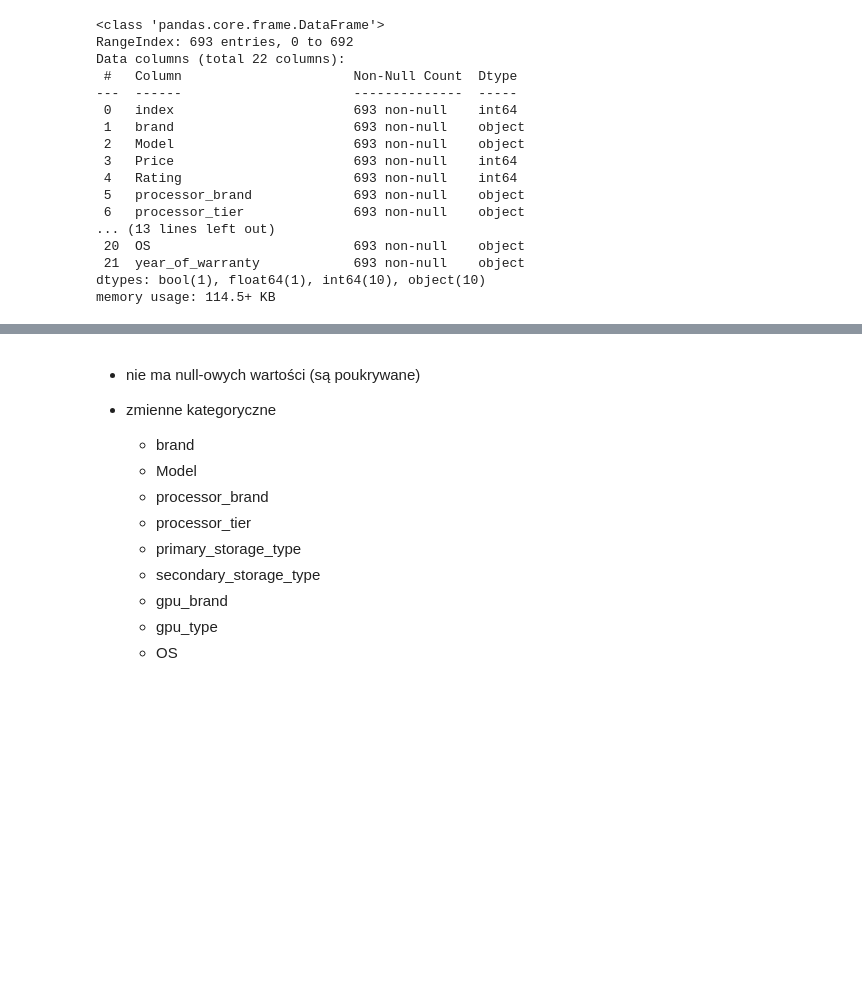
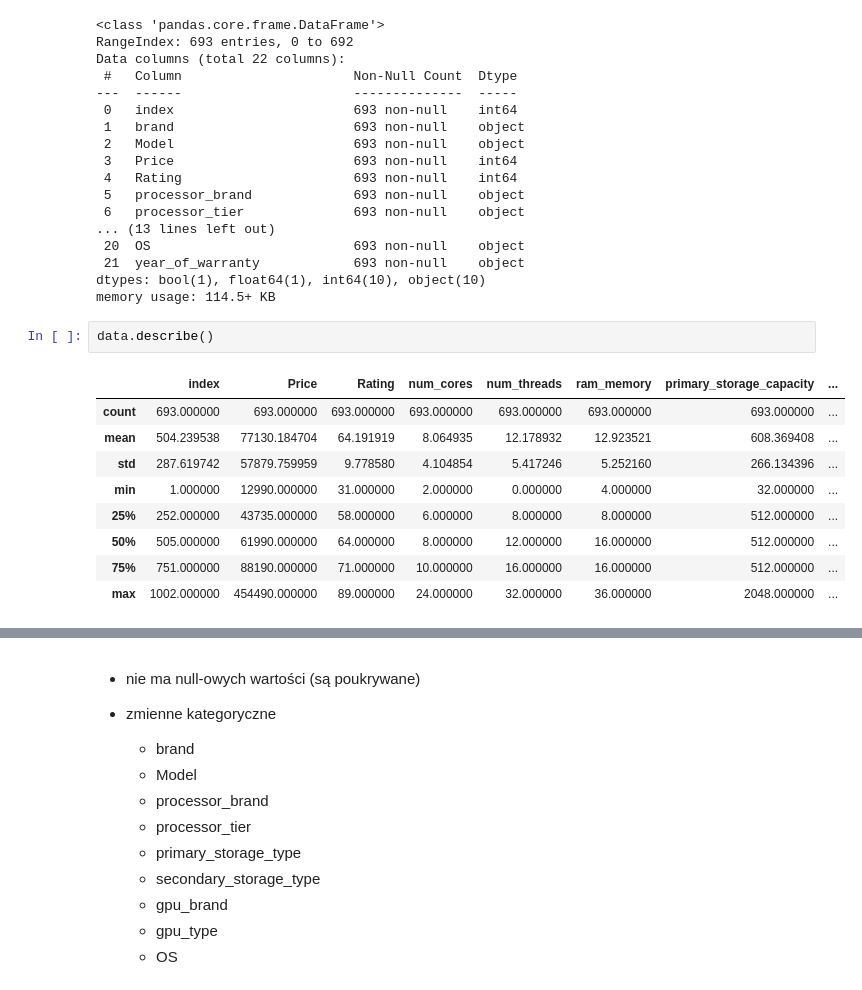
Before and after one commit to fantasy2fry/brand-laptops-clustering-ml, a Jupyter notebook: src/eda/Jan.ipynb, the cells around one changed output, grey strips where cells are left out. Drawn from its saved outputs; the diff is of its cells as text; blank space fills up the shorter version.

```diff
--- a/src/eda/Jan.ipynb
+++ b/src/eda/Jan.ipynb
@@ -64,6 +64,18 @@ Data columns (total 22 columns):
  21  year_of_warranty            693 non-null    object
 dtypes: bool(1), float64(1), int64(10), object(10)
 memory usage: 114.5+ KB
+# %%
+data.describe()
+# %% [output]
+|  | index | Price | Rating | num_cores | num_threads | ram_memory | primary_storage_capacity | ... |
+| count | 693.000000 | 693.000000 | 693.000000 | 693.000000 | 693.000000 | 693.000000 | 693.000000 | ... |
+| mean | 504.239538 | 77130.184704 | 64.191919 | 8.064935 | 12.178932 | 12.923521 | 608.369408 | ... |
+| std | 287.619742 | 57879.759959 | 9.778580 | 4.104854 | 5.417246 | 5.252160 | 266.134396 | ... |
+| min | 1.000000 | 12990.000000 | 31.000000 | 2.000000 | 0.000000 | 4.000000 | 32.000000 | ... |
+| 25% | 252.000000 | 43735.000000 | 58.000000 | 6.000000 | 8.000000 | 8.000000 | 512.000000 | ... |
+| 50% | 505.000000 | 61990.000000 | 64.000000 | 8.000000 | 12.000000 | 16.000000 | 512.000000 | ... |
+| 75% | 751.000000 | 88190.000000 | 71.000000 | 10.000000 | 16.000000 | 16.000000 | 512.000000 | ... |
+| max | 1002.000000 | 454490.000000 | 89.000000 | 24.000000 | 32.000000 | 36.000000 | 2048.000000 | ... |
 # %% [markdown]
 <!--                   unique_val | "NULL"                  | kodowanie
 brand                          26 |                         | y ?
```
Also changed, not shown: parts of 15 cells of this notebook.
